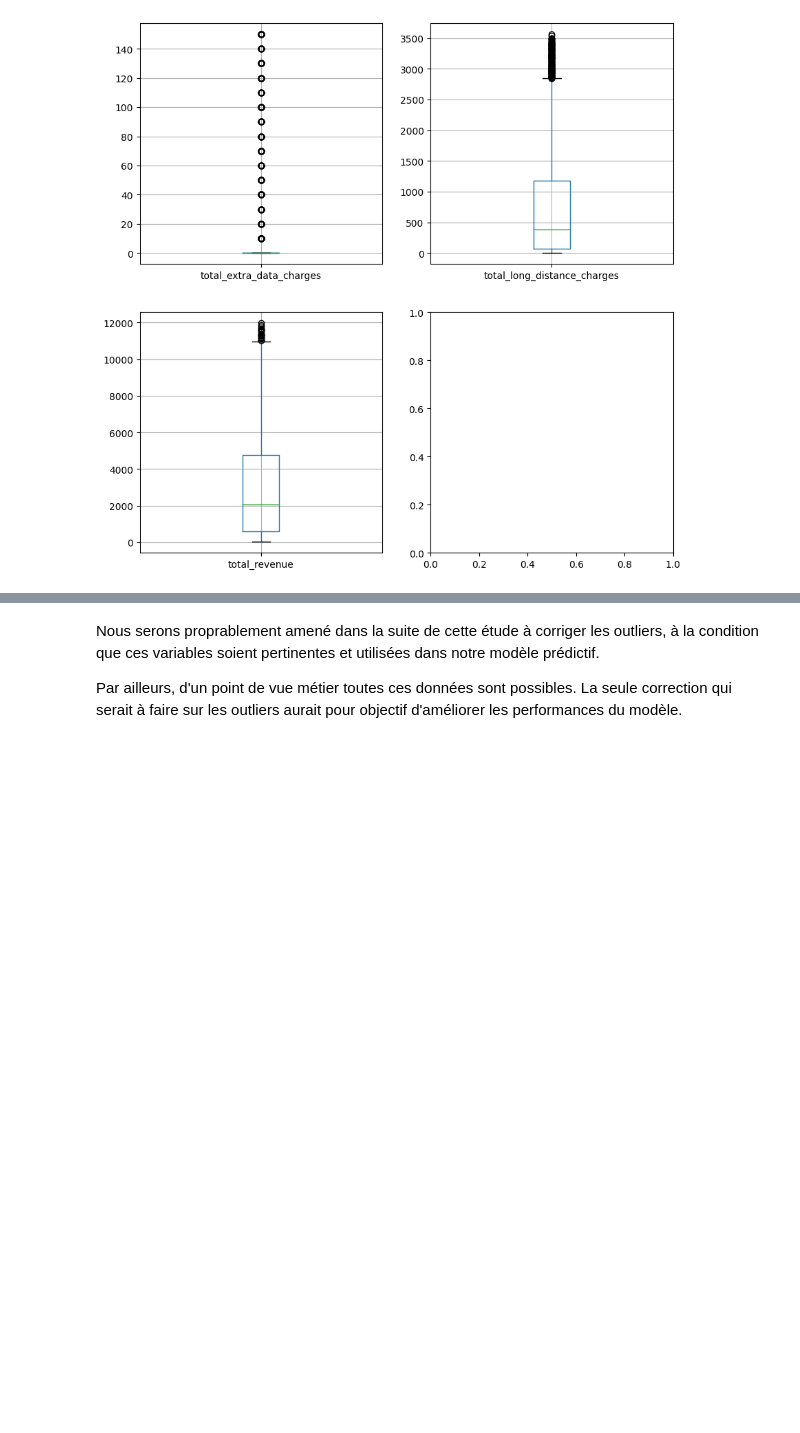
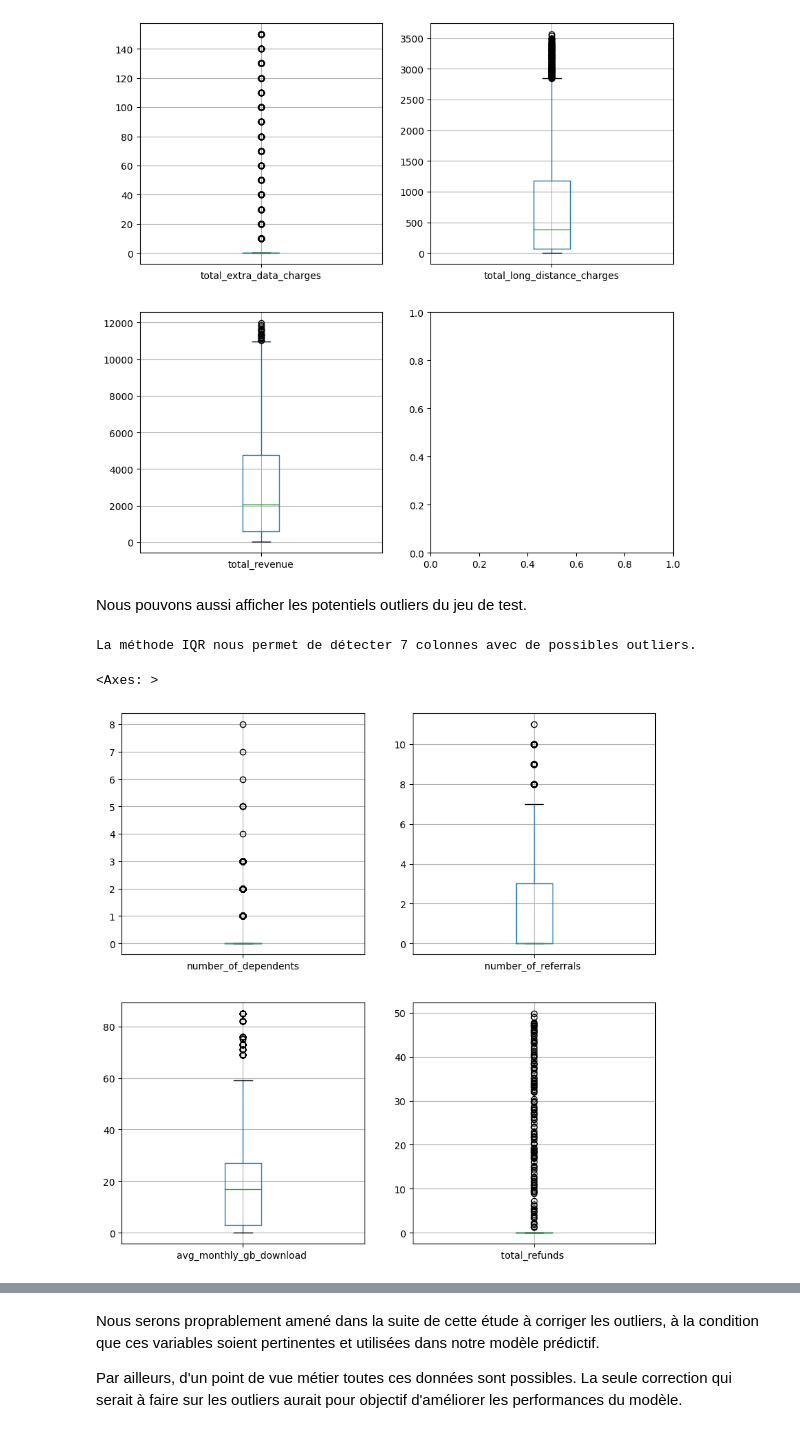
Before and after one commit to alexsavz/savina_alex_rendu_projet3, a Jupyter notebook: notebooks/SAVINA_Alex_Rendu_Projet3.ipynb, the cells around one changed output, grey strips where cells are left out. Cells and saved outputs as stored; diff of their text form; code cells hidden in the pictures; blank space fills up the shorter version.

```diff
--- a/notebooks/SAVINA_Alex_Rendu_Projet3.ipynb
+++ b/notebooks/SAVINA_Alex_Rendu_Projet3.ipynb
@@ -273,15 +283,16 @@ def detect_possible_outliers(df, column):
 
 
 # Affichage des index
-numerical_features = df.select_dtypes(include="number").columns.tolist()
-num_possible_outlier = []
-for column in numerical_features:
-  outliers_index, outer_lower, outer_upper = detect_possible_outliers(df, column)
-  num_possible_outlier.append({
-      "column" : column,
-      "outliers" : len(outliers_index),
-      "lower" : outer_lower,
-      "upper" : outer_upper})
-df_possible_outlier = pd.DataFrame(data=num_possible_outlier)
-df_possible_outlier
+def outliers_dataframe(dataframe) :
+  numerical_features = dataframe.select_dtypes(include="number").columns.tolist()
+  num_possible_outlier = []
+  for column in numerical_features:
+    outliers_index, outer_lower, outer_upper = detect_possible_outliers(dataframe, column)
+    num_possible_outlier.append({
+        "column" : column,
+        "outliers" : len(outliers_index),
+        "lower" : outer_lower,
+        "upper" : outer_upper})
+  return pd.DataFrame(data=num_possible_outlier)
+df_possible_outlier = outliers_dataframe(df)
 #print(f"Les potentiels outliers (valeurs supérieures à {outer_upper} / inférieures à {outer_lower}) sont aux index :\n{outliers_index}")
@@ -348,3 +361,23 @@ df.boxplot(column=outliers_col[6], ax=axs[1,0])
 # %% [output]
 <Axes: >
 [figure]
+# %% [markdown]
+Nous pouvons aussi afficher les potentiels outliers du jeu de test.
+# %%
+test_possible_outlier = outliers_dataframe(X_test)
+
+outliers_col = test_possible_outlier[test_possible_outlier['outliers'] > 0]
+print(f"La méthode IQR nous permet de détecter {len(outliers_col)} colonnes avec de possibles outliers.")
+outliers_col = outliers_col['column'].tolist()
+# %% [output]
+La méthode IQR nous permet de détecter 7 colonnes avec de possibles outliers.
+# %%
+# Représentation graphique avec des box plots
+fig, (axs) = plt.subplots(2, 2, figsize=(10, 10))
+X_test.boxplot(column=outliers_col[0], ax=axs[0,0])
+X_test.boxplot(column=outliers_col[1], ax=axs[0,1])
+X_test.boxplot(column=outliers_col[2], ax=axs[1,0])
+X_test.boxplot(column=outliers_col[3], ax=axs[1,1])
+# %% [output]
+<Axes: >
+[figure, added]
```
Also changed, not shown: parts of 76 cells of this notebook, 11 other files.
